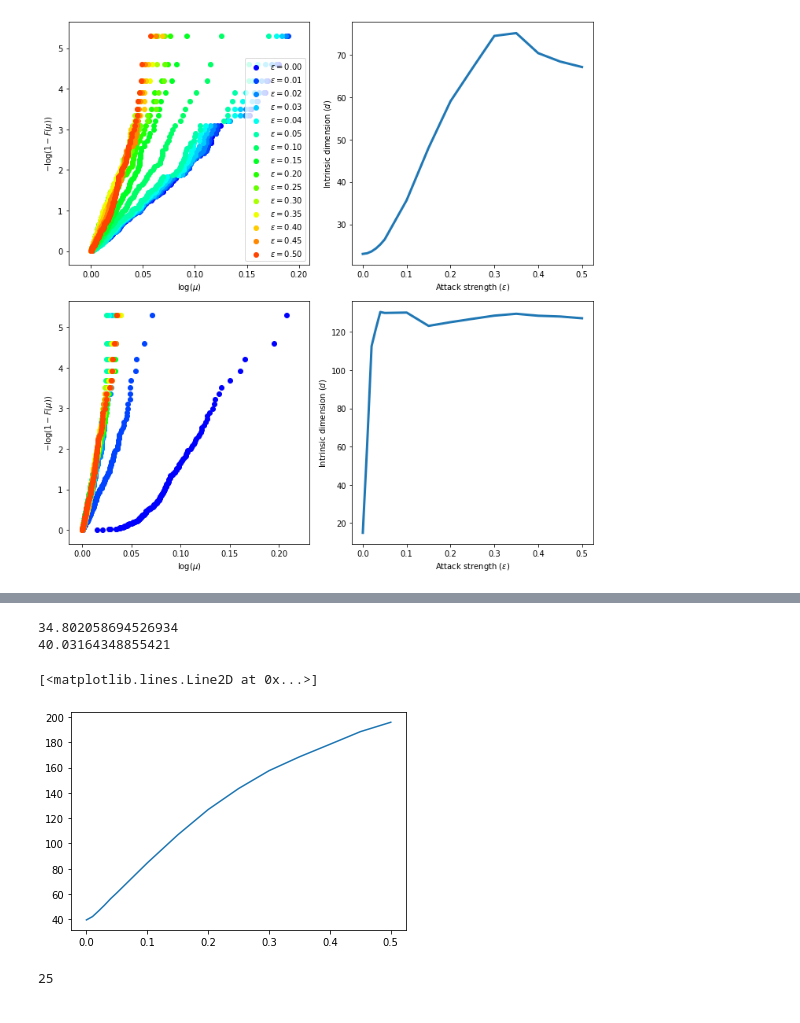
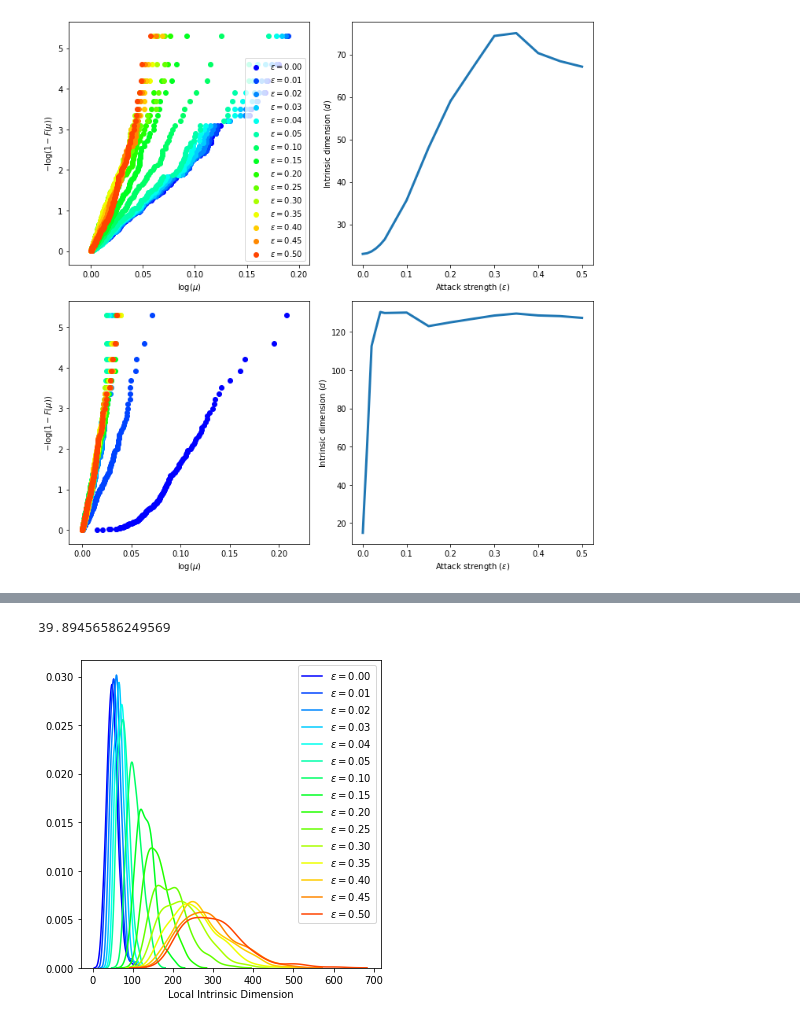
Before and after one commit to dohmatob/adversarial-robustness-toolbox, a Jupyter notebook: notebooks/detection_adversarial_samples_cifar10.ipynb, the cells around one changed output, grey strips where cells are left out. Cells and saved outputs as stored; diff of their text form; code cells hidden in the pictures.

```diff
--- a/notebooks/detection_adversarial_samples_cifar10.ipynb
+++ b/notebooks/detection_adversarial_samples_cifar10.ipynb
@@ -652,7 +681,7 @@ for layer_idx, (ax1, ax2) in zip(layer_indices, axes):
     for eps, c in zip(all_x_test_adv, colors):
         toto.fit(all_x_test_adv[eps])
         ax1.scatter(toto.xx_, toto.yy_, label="$\\varepsilon=%.2f$" % eps, c=c)
-        ids.append(toto.d_)
+        ids.append(toto.intrinsic_dim_)
 
     ax1.set_xlabel("$\\log(\\mu)$")
     ax1.set_ylabel("$-\\log(1-F(\\mu))$")
@@ -725,7 +750,6 @@ def intrinsic_dim_scale_interval(X, k1=10, k2=20, dist=None, knn=None):
     Returns:
     list of Levina-Bickel dimensionality estimation for k = k1...k2
     """
-    X = toto._get_activations(X).reshape((len(X), -1))
     if dist is None:
         if knn is None:
             knn = NearestNeighbors(n_neighbors=k2+1, n_jobs=1, algorithm='ball_tree').fit(X)
@@ -736,23 +760,46 @@ def intrinsic_dim_scale_interval(X, k1=10, k2=20, dist=None, knn=None):
         m = intrinsic_dim_sample_wise(X, k, dist=dist)
         intdim_k.append(m)
     return np.asanyarray(intdim_k), knn
-# %%
-aux, knn = intrinsic_dim_scale_interval(x_train)
-print(aux.mean())
-print(intrinsic_dim_scale_interval(x_test, knn=knn)[0].mean())
-ids = []
-for eps in all_x_test_adv:
-    d = np.median(intrinsic_dim_scale_interval(all_x_test_adv[eps], knn=knn)[0], axis=1).mean()
-    ids.append(d)
-# %% [output]
-34.802058694526934
-40.03164348855421
-# %%
-plt.plot(eps_range, ids)
-# %% [output]
-[<matplotlib.lines.Line2D at 0x...>]
-[figure, removed]
-# %%
-toto.layer_idx
-# %% [output]
-25
+# %%
+class LocalIntrinsicDimensionMLE(BaseEstimator):
+    def __init__(self, k1=10, k2=20, preprocessor=None):
+        super(LocalIntrinsicDimensionMLE, self).__init__()
+        self.k1 = k1
+        self.k2 = k2
+        self.preprocessor = preprocessor
+
+    def fit(self, X):
+        if self.preprocessor is not None:
+            X = self.preprocessor(X)
+        intrinsic_dims, self.knn_ = intrinsic_dim_scale_interval(X, k1=self.k1, k2=self.k2)
+        self.intrinsic_dims_ = intrinsic_dims.mean(axis=0)
+        return self
+
+    def predict(self, X):
+        if self.preprocessor is not None:
+            X = self.preprocessor(X)
+        intrinsic_dims, _ = intrinsic_dim_scale_interval(X, k1=self.k1, k2=self.k2, knn=self.knn_)
+        return intrinsic_dims.mean(axis=0)
+
+layer_idx = 25
+colors = list(blue.range_to(Color("red"), 1 + len(all_x_test_adv)))
+colors = [np.array(color.get_rgb())[None, :] for color in colors]
+activation_model = keras.models.Model(input=classifier_model.input,
+                                      output=classifier_model.layers[layer_idx].output)
+lid = LocalIntrinsicDimensionMLE(preprocessor=lambda X: activation_model.predict(X).reshape((len(X), -1)))
+lid.fit(x_train)
+print(lid.intrinsic_dims_.mean())
+ids = []
+import seaborn as sns
+plt.figure(figsize=(5, 5))
+for eps, color in zip(eps_range, colors):
+    d = lid.predict(all_x_test_adv[eps])
+    sns.kdeplot(d, c=color[0], label="$\\varepsilon=%.2f$" % eps)
+    ids.append(d)
+plt.legend(loc="best")
+plt.xlabel("Local Intrinsic Dimension")
+plt.tight_layout()
+# plt.plot(eps_range, ids)
+# %% [output]
+39.89456586249569
+[figure, added]
```
Also changed, not shown: parts of 21 cells of this notebook, 7 other files.
